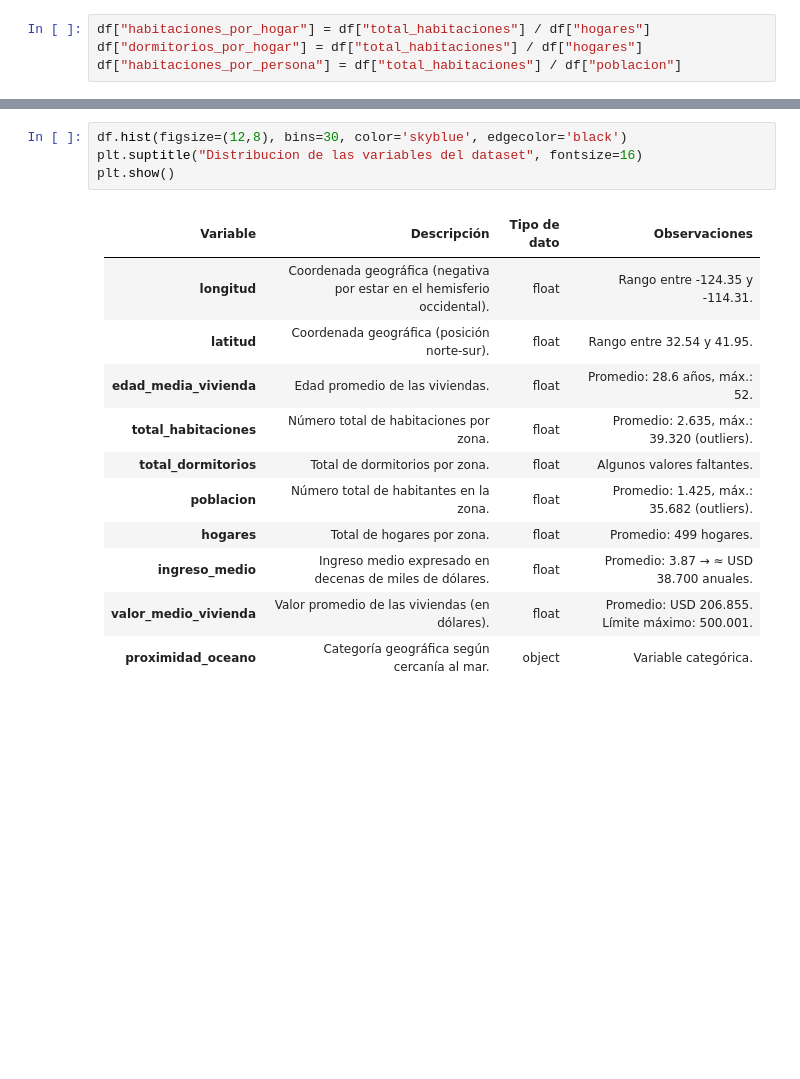
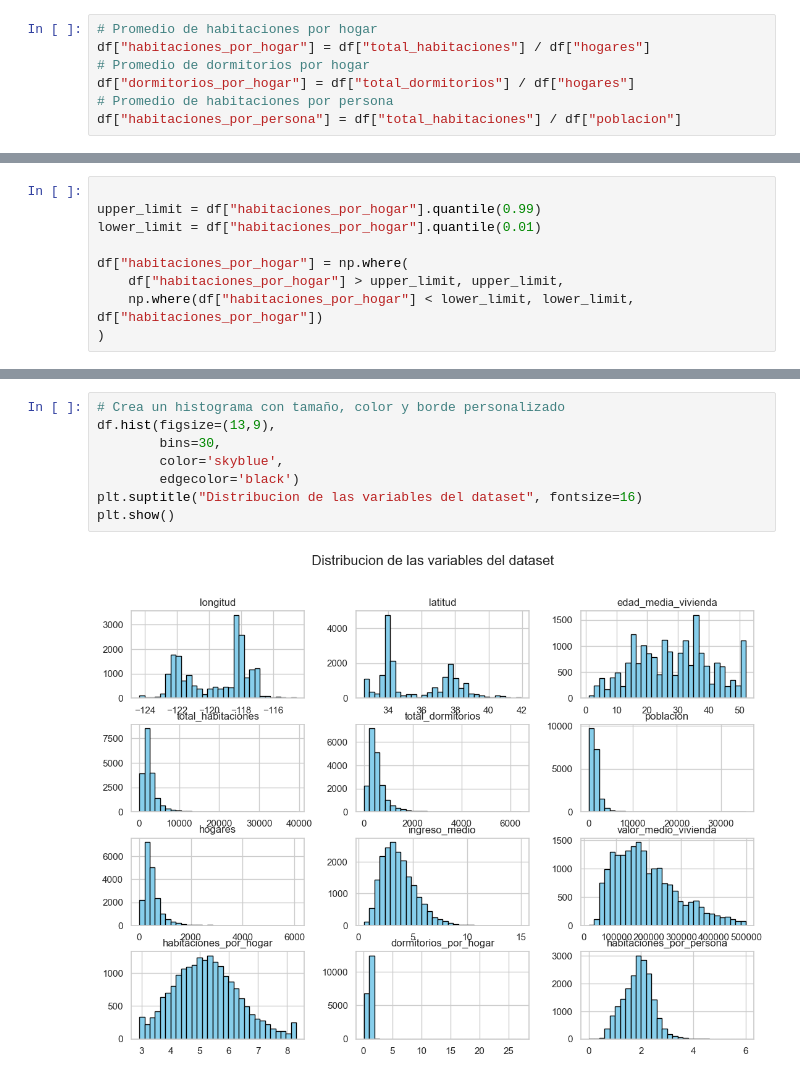
Before and after one commit to Ivan-Ortiz1/analisis-precios-y-energia-california, a Jupyter notebook: notebooks/1_analisis_casas_californi.ipynb, the cells around one changed output, grey strips where cells are left out. Drawn from its saved outputs; the diff is of its cells as text; blank space fills up the shorter version.

Commit message:
Agregado comentarios descriptivos y manejo de outliers

```diff
--- a/notebooks/1_analisis_casas_californi.ipynb
+++ b/notebooks/1_analisis_casas_californi.ipynb
@@ -64,4 +117,7 @@ df.isnull().sum()
 # %%
+# Promedio de habitaciones por hogar
 df["habitaciones_por_hogar"] = df["total_habitaciones"] / df["hogares"]
-df["dormitorios_por_hogar"] = df["total_habitaciones"] / df["hogares"]
+# Promedio de dormitorios por hogar
+df["dormitorios_por_hogar"] = df["total_dormitorios"] / df["hogares"]
+# Promedio de habitaciones por persona
 df["habitaciones_por_persona"] = df["total_habitaciones"] / df["poblacion"]
@@ -68 +133,10 @@ df["habitaciones_por_persona"] = df["total_habitaciones"] / df["poblacion"]
+# %%
+
+upper_limit = df["habitaciones_por_hogar"].quantile(0.99)
+lower_limit = df["habitaciones_por_hogar"].quantile(0.01)
+
+df["habitaciones_por_hogar"] = np.where(
+    df["habitaciones_por_hogar"] > upper_limit, upper_limit,
+    np.where(df["habitaciones_por_hogar"] < lower_limit, lower_limit, df["habitaciones_por_hogar"])
+)
 # %%
@@ -73,18 +181,11 @@ df.describe()
 # %%
-df.hist(figsize=(12,8), bins=30, color='skyblue', edgecolor='black')
+# Crea un histograma con tamaño, color y borde personalizado
+df.hist(figsize=(13,9),
+        bins=30,
+        color='skyblue',
+        edgecolor='black')
 plt.suptitle("Distribucion de las variables del dataset", fontsize=16)
 plt.show()
+# %% [output]
+[figure, added]
-# %% [markdown]
-| Variable                 | Descripción                                                             | Tipo de dato | Observaciones                                  |
-| ------------------------ | ----------------------------------------------------------------------- | ------------ | ---------------------------------------------- |
-| **longitud**             | Coordenada geográfica (negativa por estar en el hemisferio occidental). | float        | Rango entre -124.35 y -114.31.                 |
-| **latitud**              | Coordenada geográfica (posición norte-sur).                             | float        | Rango entre 32.54 y 41.95.                     |
-| **edad_media_vivienda**  | Edad promedio de las viviendas.                                         | float        | Promedio: 28.6 años, máx.: 52.                 |
-| **total_habitaciones**   | Número total de habitaciones por zona.                                  | float        | Promedio: 2.635, máx.: 39.320 (outliers).      |
-| **total_dormitorios**    | Total de dormitorios por zona.                                          | float        | Algunos valores faltantes.                     |
-| **poblacion**            | Número total de habitantes en la zona.                                  | float        | Promedio: 1.425, máx.: 35.682 (outliers).      |
-| **hogares**              | Total de hogares por zona.                                              | float        | Promedio: 499 hogares.                         |
-| **ingreso_medio**        | Ingreso medio expresado en decenas de miles de dólares.                 | float        | Promedio: 3.87 → ≈ USD 38.700 anuales.         |
-| **valor_medio_vivienda** | Valor promedio de las viviendas (en dólares).                           | float        | Promedio: USD 206.855. Límite máximo: 500.001. |
-| **proximidad_oceano**    | Categoría geográfica según cercanía al mar.                             | object       | Variable categórica.                           |
 # %%
```
Also changed, not shown: parts of 20 cells of this notebook, 1 other file.
